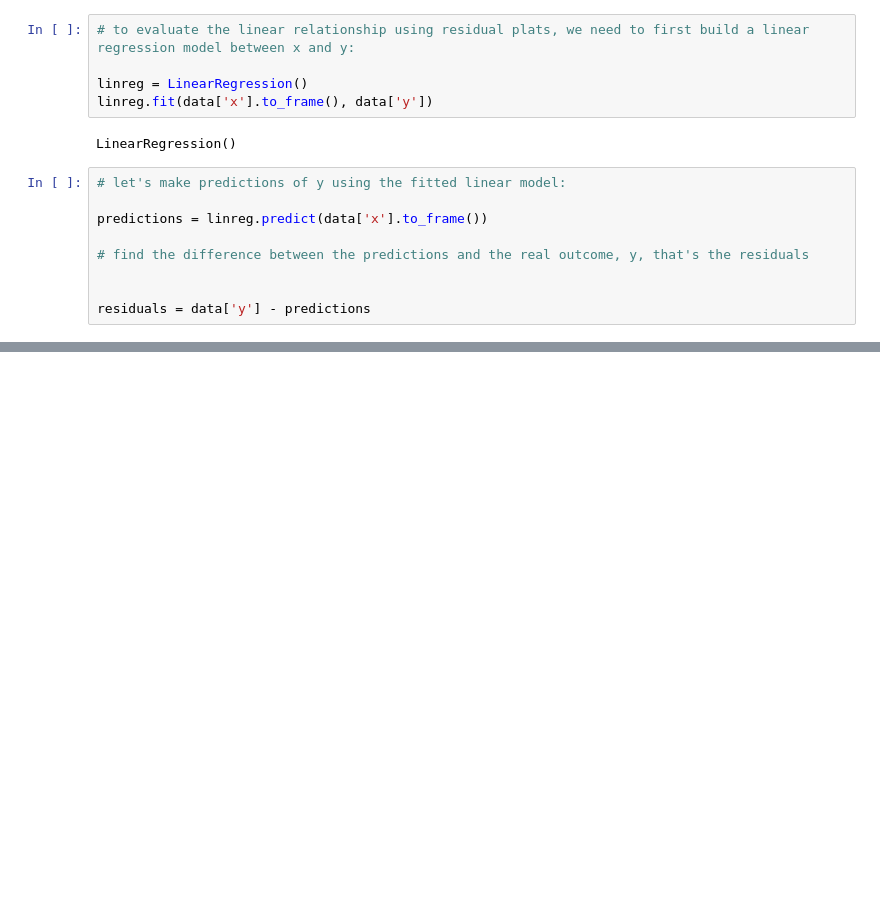
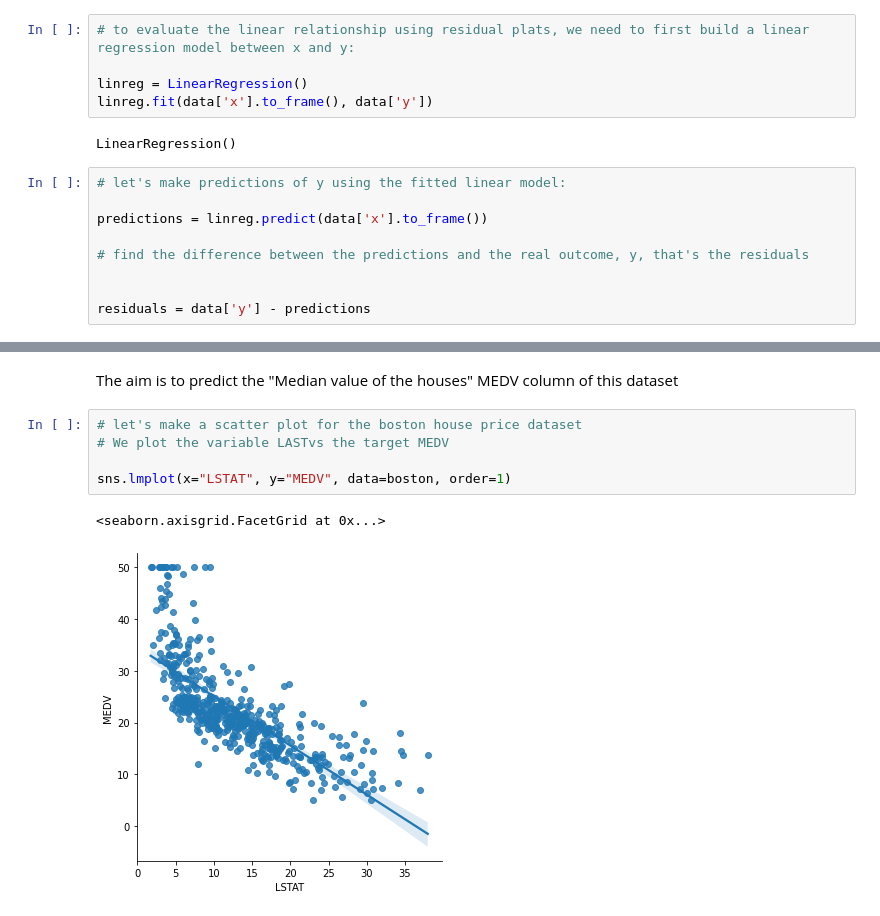
Before and after one commit to falahamro/Data-Science--Foreseeing-Variable-Problems-in-Building-ML-Models, a Jupyter notebook: Identifying_a_linear_relationship.ipynb, the cells around one changed output, grey strips where cells are left out. Drawn from its saved outputs; the diff is of its cells as text; blank space fills up the shorter version.

```diff
--- a/Identifying_a_linear_relationship.ipynb
+++ b/Identifying_a_linear_relationship.ipynb
@@ -170,0 +184,10 @@ Text(0.5, 6.79999999999999, 'Residuals')
+# %% [markdown]
+The aim is to predict the "Median value of the houses" MEDV column of this dataset
+# %%
+# let's make a scatter plot for the boston house price dataset
+# We plot the variable LASTvs the target MEDV
+
+sns.lmplot(x="LSTAT", y="MEDV", data=boston, order=1)
+# %% [output]
+<seaborn.axisgrid.FacetGrid at 0x...>
+[figure, added]
```
Also changed, not shown: parts of 18 cells of this notebook.
